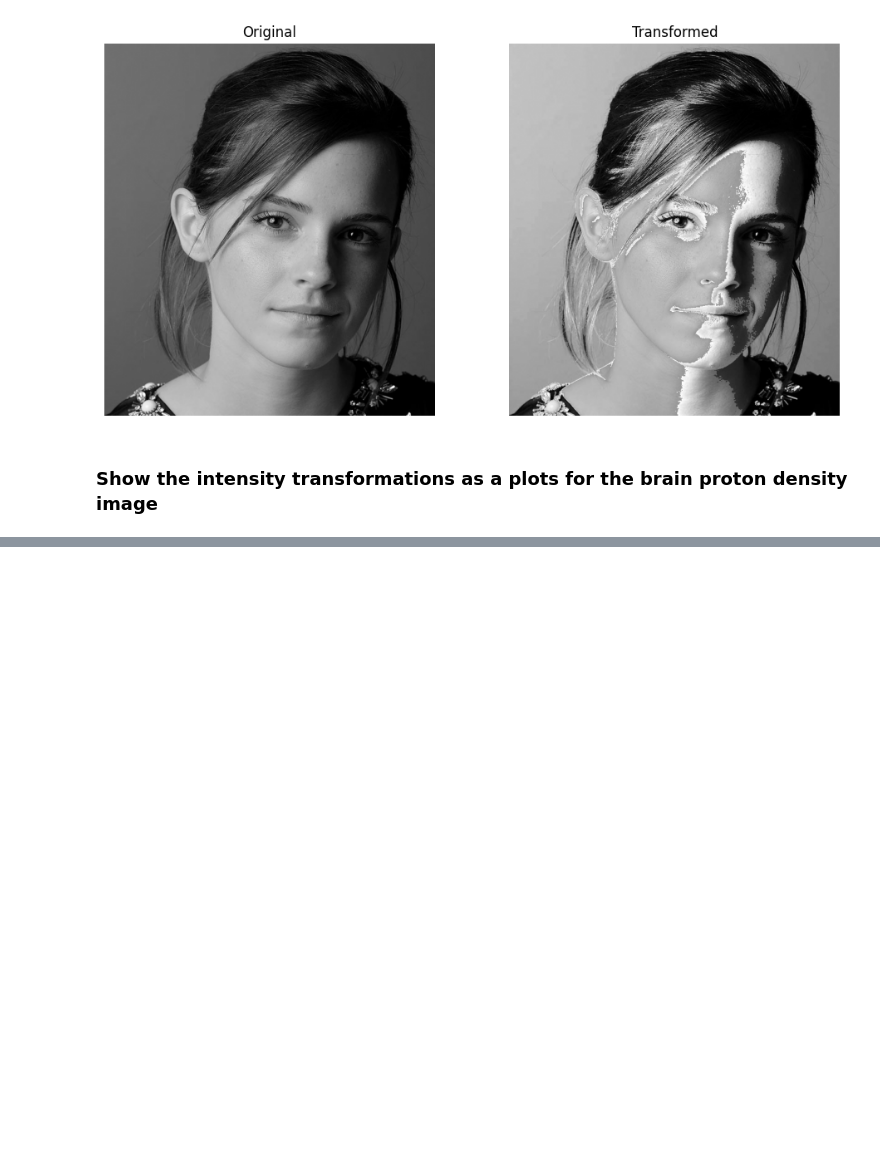
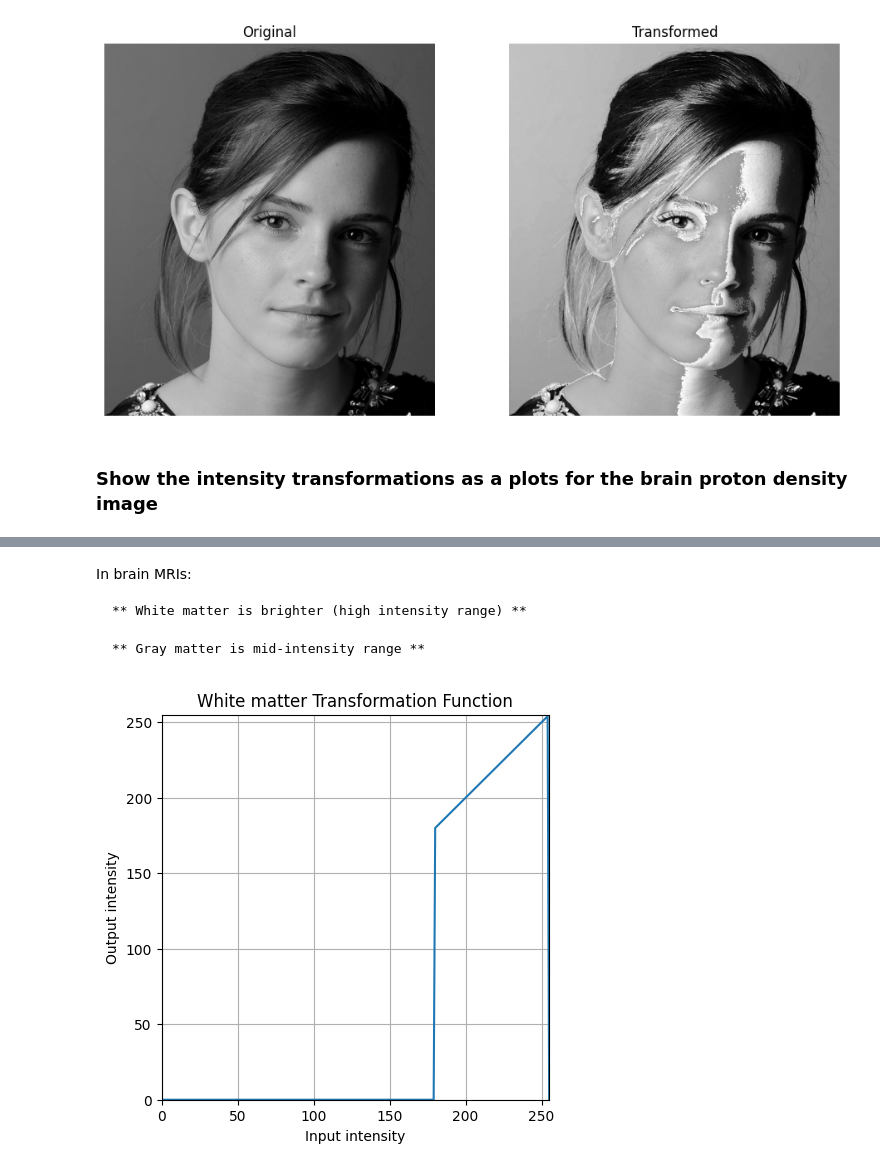
Before and after one commit to HimanSenaweera/EN3160---Image-Processing-and-Machine-Vision, a Jupyter notebook: Assignement1/assignment1.ipynb, the cells around one changed output, grey strips where cells are left out. Cells and saved outputs as stored; diff of their text form; code cells hidden in the pictures; blank space fills up the shorter version.

```diff
--- a/Assignement1/assignment1.ipynb
+++ b/Assignement1/assignment1.ipynb
@@ -57,0 +67,23 @@ plt.show()
+# %% [markdown]
+In brain MRIs:
+
+    ** White matter is brighter (high intensity range) **
+
+    ** Gray matter is mid-intensity range **
+# %%
+white_matter_start=180
+
+t1=np.zeros(white_matter_start,dtype='uint8')
+t2=np.linspace(180,256,num=76,dtype='uint8')
+
+white_matter=np.concatenate((t1,t2))
+
+plt.figure(figsize=(5,5))
+plt.plot(np.arange(256), white_matter)
+plt.xlabel("Input intensity")
+plt.ylabel("Output intensity")
+plt.xlim(0,255); plt.ylim(0,255); plt.grid(True)
+plt.title("White matter Transformation Function")
+plt.show()
+# %% [output]
+[figure, added]
```
Also changed, not shown: parts of 11 cells of this notebook, 16 other files.
